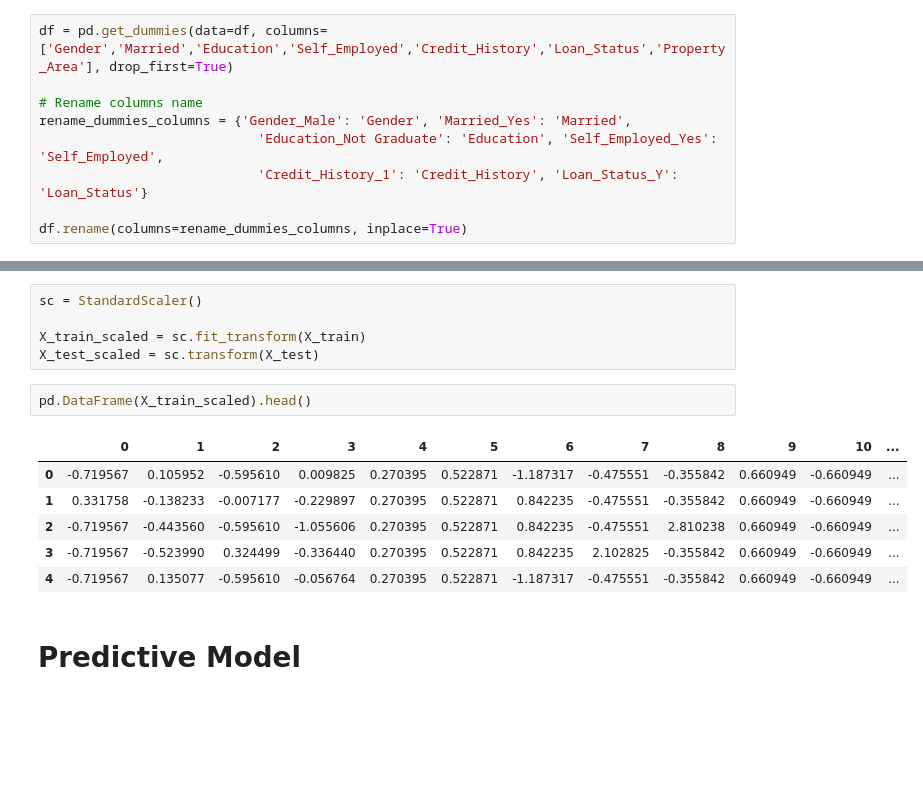
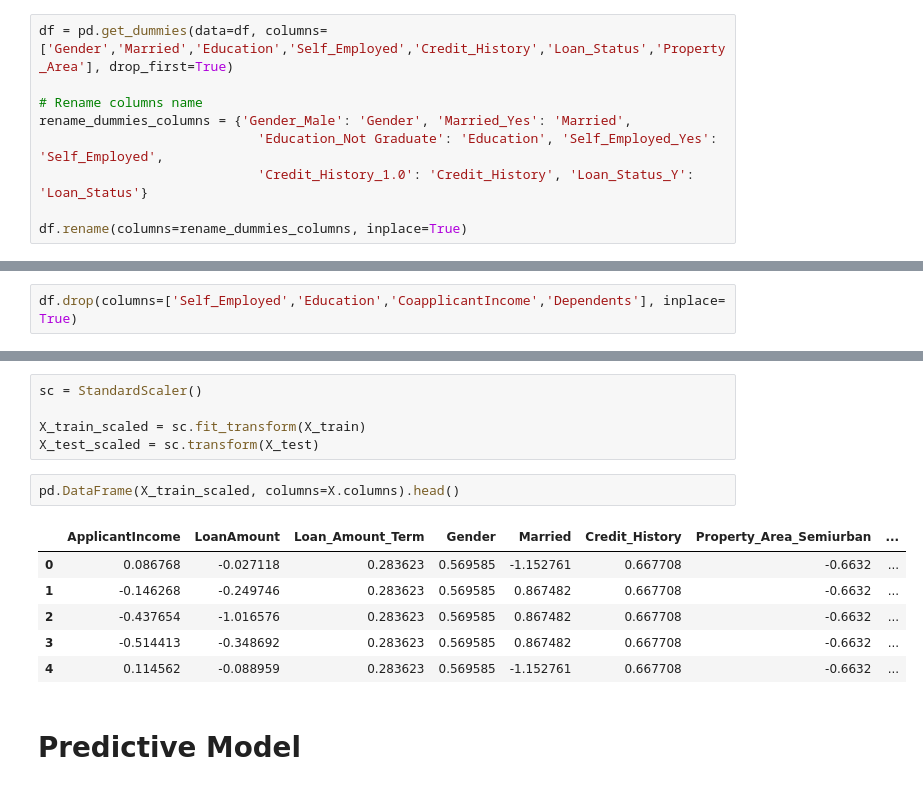
Before and after one commit to gpaschoalinoto/ml_classification_models, a Jupyter notebook: loan-approval/loan_approval_classification.ipynb, the cells around one changed output, grey strips where cells are left out. Saved outputs shown, nothing was run; the diff lists cells and outputs as text; blank space fills up the shorter version.

```diff
--- a/loan-approval/loan_approval_classification.ipynb
+++ b/loan-approval/loan_approval_classification.ipynb
@@ -336,7 +336,7 @@ df = pd.get_dummies(data=df, columns=['Gender','Married','Education','Self_Emplo
 # Rename columns name
 rename_dummies_columns = {'Gender_Male': 'Gender', 'Married_Yes': 'Married',
                             'Education_Not Graduate': 'Education', 'Self_Employed_Yes': 'Self_Employed',
-                            'Credit_History_1': 'Credit_History', 'Loan_Status_Y': 'Loan_Status'}
+                            'Credit_History_1.0': 'Credit_History', 'Loan_Status_Y': 'Loan_Status'}
 
 df.rename(columns=rename_dummies_columns, inplace=True)
 # %% [markdown]
@@ -347,0 +350,2 @@ df['Dependents'] = label_encoder.fit_transform(df['Dependents'])
+# %%
+df.drop(columns=['Self_Employed','Education','CoapplicantIncome','Dependents'], inplace= True)
@@ -387,14 +393,14 @@ sc = StandardScaler()
 X_train_scaled = sc.fit_transform(X_train)
 X_test_scaled = sc.transform(X_test)
 # %%
-pd.DataFrame(X_train_scaled).head()
+pd.DataFrame(X_train_scaled, columns=X.columns).head()
 # %% [output]
-|  | 0 | 1 | 2 | 3 | 4 | 5 | 6 | 7 | 8 | 9 | 10 | ... |
-| 0 | -0.719567 | 0.105952 | -0.595610 | 0.009825 | 0.270395 | 0.522871 | -1.187317 | -0.475551 | -0.355842 | 0.660949 | -0.660949 | ... |
-| 1 | 0.331758 | -0.138233 | -0.007177 | -0.229897 | 0.270395 | 0.522871 | 0.842235 | -0.475551 | -0.355842 | 0.660949 | -0.660949 | ... |
-| 2 | -0.719567 | -0.443560 | -0.595610 | -1.055606 | 0.270395 | 0.522871 | 0.842235 | -0.475551 | 2.810238 | 0.660949 | -0.660949 | ... |
-| 3 | -0.719567 | -0.523990 | 0.324499 | -0.336440 | 0.270395 | 0.522871 | 0.842235 | 2.102825 | -0.355842 | 0.660949 | -0.660949 | ... |
-| 4 | -0.719567 | 0.135077 | -0.595610 | -0.056764 | 0.270395 | 0.522871 | -1.187317 | -0.475551 | -0.355842 | 0.660949 | -0.660949 | ... |
+|  | ApplicantIncome | LoanAmount | Loan_Amount_Term | Gender | Married | Credit_History | Property_Area_Semiurban | ... |
+| 0 | 0.086768 | -0.027118 | 0.283623 | 0.569585 | -1.152761 | 0.667708 | -0.6632 | ... |
+| 1 | -0.146268 | -0.249746 | 0.283623 | 0.569585 | 0.867482 | 0.667708 | -0.6632 | ... |
+| 2 | -0.437654 | -1.016576 | 0.283623 | 0.569585 | 0.867482 | 0.667708 | -0.6632 | ... |
+| 3 | -0.514413 | -0.348692 | 0.283623 | 0.569585 | 0.867482 | 0.667708 | -0.6632 | ... |
+| 4 | 0.114562 | -0.088959 | 0.283623 | 0.569585 | -1.152761 | 0.667708 | -0.6632 | ... |
 # %% [markdown]
 # Predictive Model
 # %% [markdown]
```
Also changed, not shown: parts of 34 cells of this notebook.
